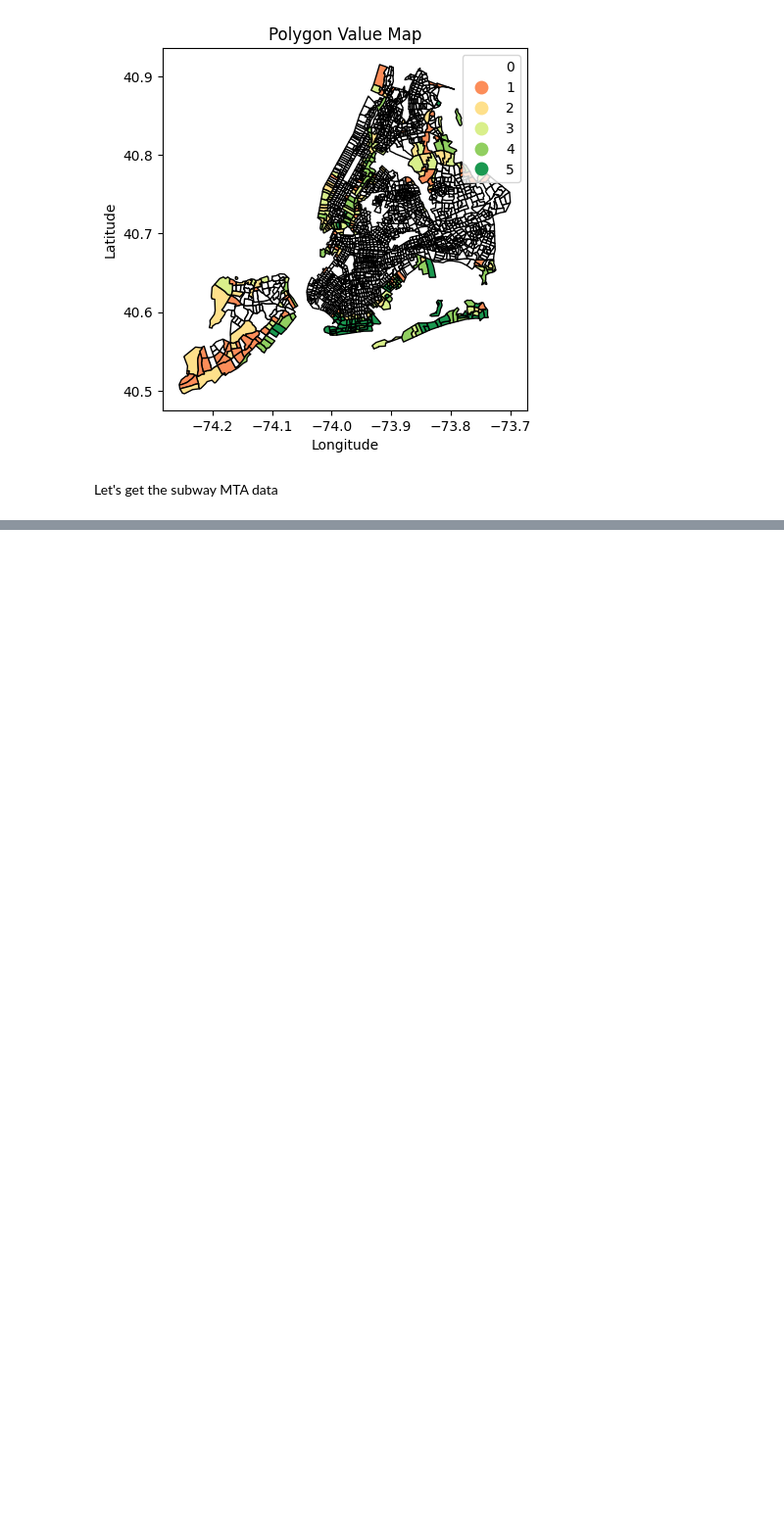
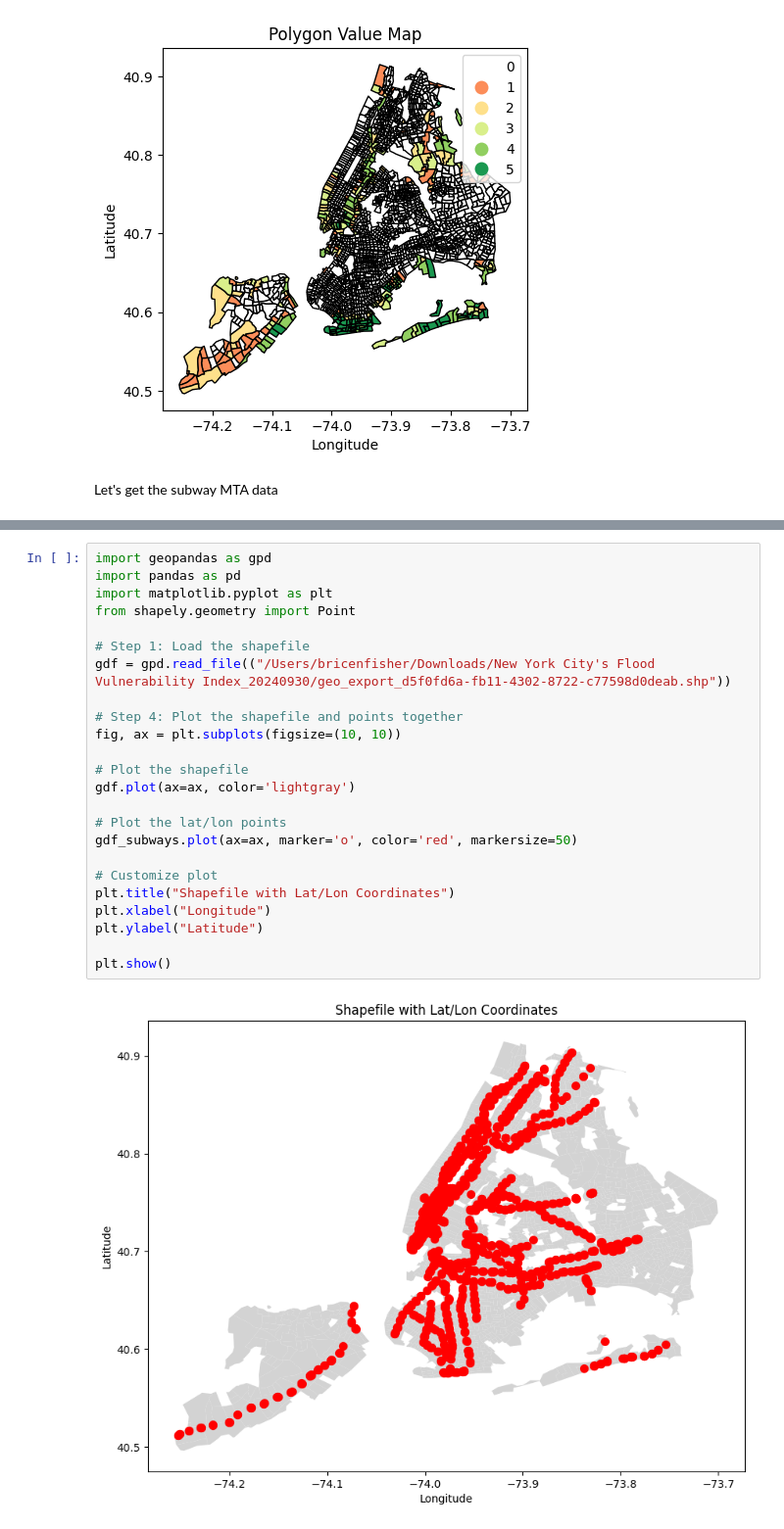
Before and after one commit to bricenf/NYC-MTA-Project, a Jupyter notebook: v1_vulnerability index.ipynb, the cells around one changed output, grey strips where cells are left out. Shown at 98% size. Cells and saved outputs as stored; diff of their text form; blank space fills up the shorter version.

```diff
--- a/v1_vulnerability index.ipynb
+++ b/v1_vulnerability index.ipynb
@@ -93,0 +128,26 @@ print(f"Number of points within boundaries: {points_count}")
+# %%
+import geopandas as gpd
+import pandas as pd
+import matplotlib.pyplot as plt
+from shapely.geometry import Point
+
+# Step 1: Load the shapefile
+gdf = gpd.read_file(("/Users/bricenfisher/Downloads/New York City's Flood Vulnerability Index_20240930/geo_export_d5f0fd6a-fb11-4302-8722-c77598d0deab.shp"))
+
+# Step 4: Plot the shapefile and points together
+fig, ax = plt.subplots(figsize=(10, 10))
+
+# Plot the shapefile
+gdf.plot(ax=ax, color='lightgray')
+
+# Plot the lat/lon points
+gdf_subways.plot(ax=ax, marker='o', color='red', markersize=50)
+
+# Customize plot
+plt.title("Shapefile with Lat/Lon Coordinates")
+plt.xlabel("Longitude")
+plt.ylabel("Latitude")
+
+plt.show()
+# %% [output]
+[figure, added]
```
Also changed, not shown: parts of 6 cells of this notebook, 1 other file.
